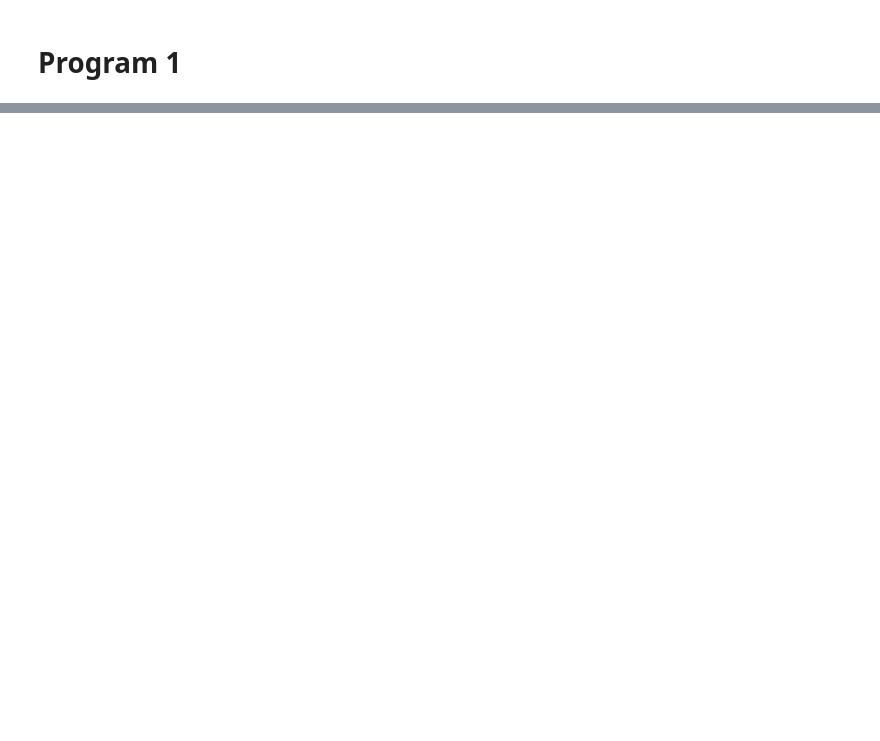
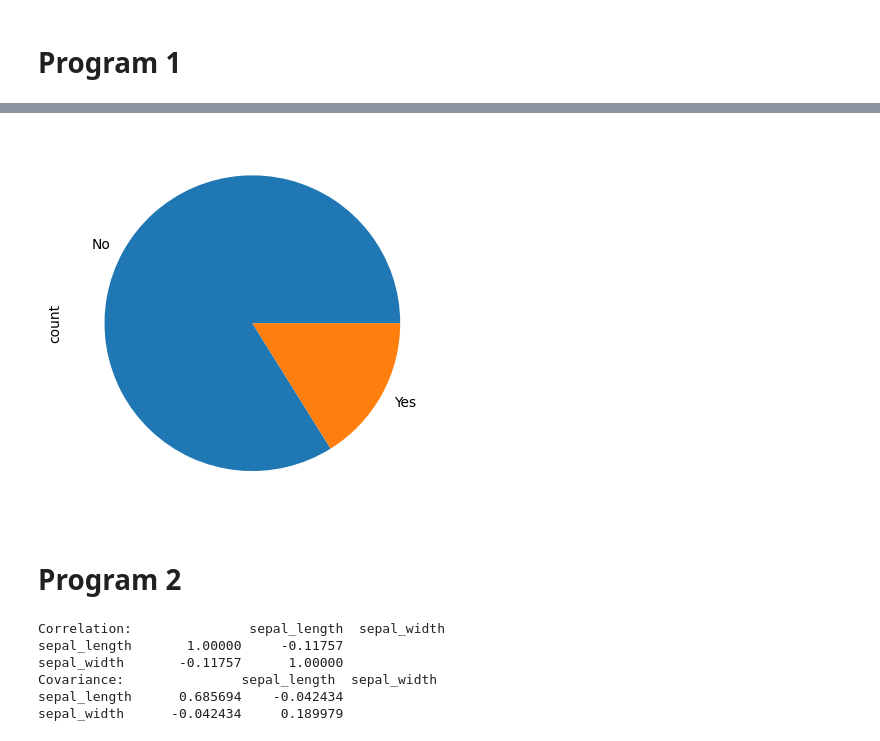
Before and after one commit to Rayz4010/important, a Jupyter notebook: 6th sem/ML/programs.ipynb, the cells around one changed output, grey strips where cells are left out. Saved outputs shown, nothing was run; the diff lists cells and outputs as text; code cells hidden in the pictures; blank space fills up the shorter version.

```diff
--- a/6th sem/ML/programs.ipynb
+++ b/6th sem/ML/programs.ipynb
@@ -39,0 +77,19 @@ wrong choice
+# %%
+colc=input('enter the column name: ')
+if colc in cat_val:
+    col=df[colc].value_counts()
+    cho=input('enter the type of plot you want: ')
+    if cho.lower()=='bar':
+        col.plot(kind='bar')
+        plt.show()
+    elif cho.lower()=='pie':
+        col.plot(kind='pie')
+        plt.show()
+    else:
+        print("Wrong choice")
+else:
+    print('wrong choice-outer')
+# %% [output]
+[figure, added]
+# %% [markdown]
+# **Program 2**
@@ -39,0 +105,11 @@ wrong choice
+# %%
+corr=df[['sepal_length','sepal_width']].corr('pearson')
+cov=df[['sepal_length','sepal_width']].cov()
+print(f'Correlation: {corr}\nCovariance: {cov}')
+# %% [output]
+Correlation:               sepal_length  sepal_width
+sepal_length       1.00000     -0.11757
+sepal_width       -0.11757      1.00000
+Covariance:               sepal_length  sepal_width
+sepal_length      0.685694    -0.042434
+sepal_width      -0.042434     0.189979
```
Also changed, not shown: parts of 24 cells of this notebook.
